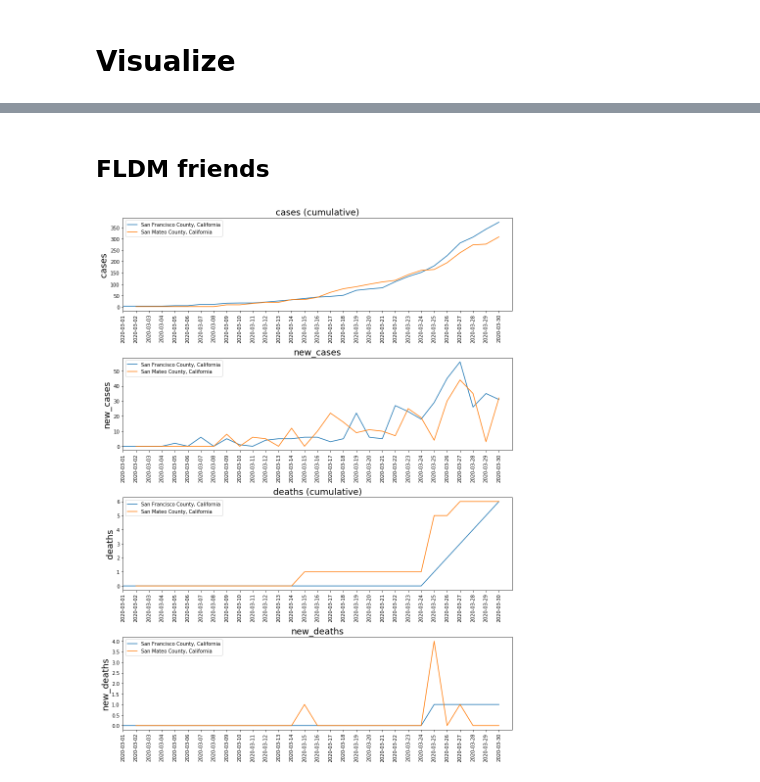
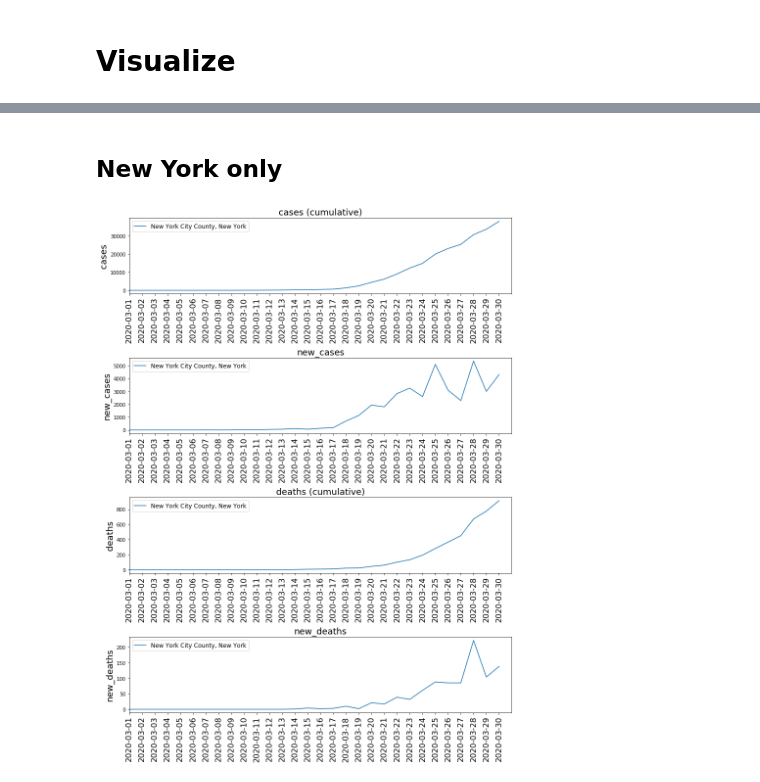
Before and after one commit to benslack19/covid_cases_by_county, a Jupyter notebook: covid_by_county.ipynb, the cells around one changed output, grey strips where cells are left out. Cells and saved outputs as stored; diff of their text form; code cells hidden in the pictures.

```diff
--- a/covid_by_county.ipynb
+++ b/covid_by_county.ipynb
@@ -122,9 +102,9 @@ def plot_by_category(
         ax.plot(df_category["date"], df_category[county], label=county)
 
     labels = df_category["date"]
-    ax.set_xticklabels(labels, rotation=90)
+    ax.set_xticklabels(labels, rotation=90, fontsize=16)
     ax.set_xlim(starting_ind, len(df_category))
-    ax.legend()
+    ax.legend(fontsize=12)
     ax.set_ylabel(category, fontsize=18)
     ax.set_title(title, fontsize=18)
     # plt.tight_layout()
@@ -215,13 +199,12 @@ plot_all_categories_for_county(states, counties, "2020-03-01")
 [interactive output not drawn]
-# %% [markdown]
-## FLDM friends
+# %% [markdown]
+## New York only
 # %%
-states = ["California"]
+states = ["New York"]
 counties = [
-    "San Francisco County, California",
-    "San Mateo County, California",
+    "New York City County, New York",
 ]
 plot_all_categories_for_county(states, counties, "2020-03-01")
 # %% [output]
-[figure, old version]
+[figure, new version]
 [interactive output not drawn]
```
Also changed, not shown: parts of 16 cells of this notebook.
